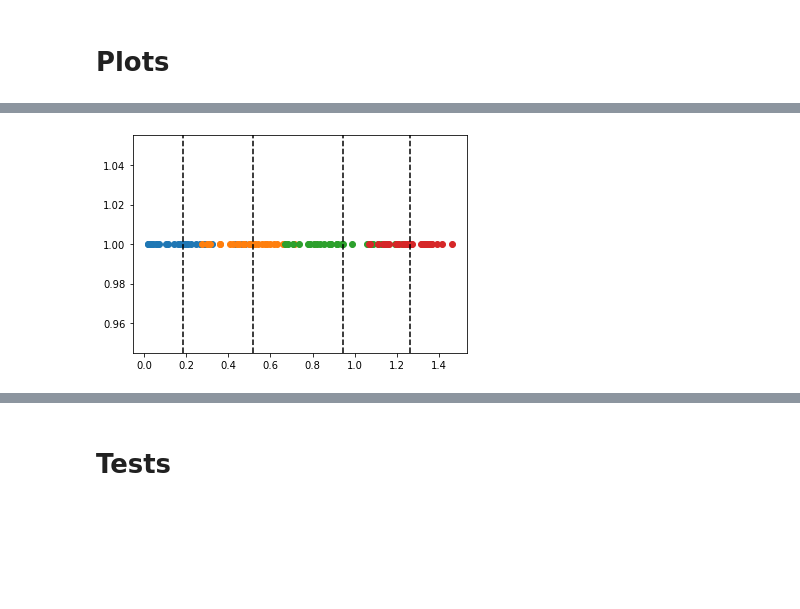
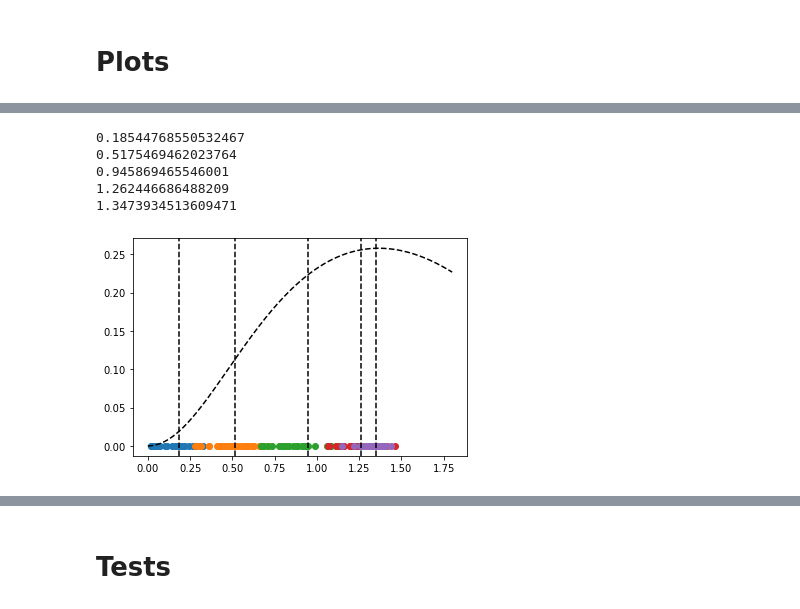
Before and after one commit to giorgionicoletti/InfoTrasduction, a Jupyter notebook: notebooks/adaptive_tests.ipynb, the cells around one changed output, grey strips where cells are left out. Drawn from its saved outputs; the diff is of its cells as text; code cells hidden in the pictures; blank space fills up the shorter version.

Commit message:
Updated functions

```diff
--- a/notebooks/adaptive_tests.ipynb
+++ b/notebooks/adaptive_tests.ipynb
@@ -29,0 +73,4 @@ for i in range(4):
+# %%
+test = fa.Sxy_exact(sigma, a_final, theta_eta)
+for i in range(3):
+    plt.scatter(np.linspace(i, i+1, Nrepeat), test[i])
@@ -29,0 +184,16 @@ for i in range(4):
+# %%
+for i in range(3):
+    a_adapt = np.load(f'../data/adapt_a_Nsteps{Nsteps_array[i]}_sigma{sigma}_theta{theta_eta}_delta{delta_a}_Lambda{Lambda}_NadaptMax{Nadapt_max}_NadaptCheck{Ncheck}.npy')
+    L_adapt = np.load(f'../data/adapt_L_Nsteps{Nsteps_array[i]}_sigma{sigma}_theta{theta_eta}_delta{delta_a}_Lambda{Lambda}_NadaptMax{Nadapt_max}_NadaptCheck{Ncheck}.npy')
+    stop_time_adapt = np.load(f'../data/adapt_stopTime_Nsteps{Nsteps_array[i]}_sigma{sigma}_theta{theta_eta}_delta{delta_a}_Lambda{Lambda}_NadaptMax{Nadapt_max}_NadaptCheck{Ncheck}.npy')
+    a_final = np.zeros(Nrepeat)
+    L_final = np.zeros(Nrepeat)
+
+    for j in range(Nrepeat):
+        a_final[j] = abs(a_adapt[j, stop_time_adapt[j]])
+        L_final[j] = L_adapt[j, stop_time_adapt[j]]
+
+    plt.scatter(abs(a_final), L_final)
+
+plt.plot(a_array, fa.functional_exact(sigma, a_array, theta_eta, Lambda), 'k--')
+plt.show()
@@ -29,0 +202,18 @@ for i in range(4):
+# %%
+for i in range(5):
+    a_adapt = np.load(f'../data/adapt_a_Nsteps{Nsteps_array[i]}_sigma{sigma}_theta{theta_eta}_delta{delta_a}_Lambda{Lambda}_Nadapt{Nadapt}.npy')
+    L_adapt = np.load(f'../data/adapt_L_Nsteps{Nsteps_array[i]}_sigma{sigma}_theta{theta_eta}_delta{delta_a}_Lambda{Lambda}_Nadapt{Nadapt}.npy')
+
+    plt.scatter(abs(a_adapt[:,-1]), L_adapt[:,-1])
+
+plt.plot(a_array, fa.functional_exact(sigma, a_array, theta_eta, Lambda), 'k--')
+plt.show()
+
+for i in range(2, 5):
+    a_adapt = np.load(f'../data/adapt_a_Nsteps{Nsteps_array[i]}_sigma{sigma}_theta{theta_eta}_delta{delta_a}_Lambda{Lambda}_Nadapt{Nadapt}.npy')
+    L_adapt = np.load(f'../data/adapt_L_Nsteps{Nsteps_array[i]}_sigma{sigma}_theta{theta_eta}_delta{delta_a}_Lambda{Lambda}_Nadapt{Nadapt}.npy')
+
+    plt.scatter(abs(a_adapt[:,-1]), L_adapt[:,-1])
+
+plt.plot(a_array, fa.functional_exact(sigma, a_array, theta_eta, Lambda), 'k--')
+plt.show()
@@ -30,9 +223,17 @@ for i in range(4):
 # %%
-for i in range(4):
+for i in range(5):
     a_adapt = np.load(f'../data/adapt_a_Nsteps{Nsteps_array[i]}_sigma{sigma}_theta{theta_eta}_delta{delta_a}_Lambda{Lambda}_Nadapt{Nadapt}.npy')
 
-    plt.scatter(abs(a_adapt[:,-1]), np.ones(a_adapt.shape[0]))
+    plt.scatter(abs(a_adapt[:,-1]), np.zeros(a_adapt.shape[0]))
 
     plt.axvline(np.mean(abs(a_adapt[:,-1])), color='k', linestyle='--')
+    print(np.mean(abs(a_adapt[:,-1])))
+plt.plot(a_array, fa.functional_exact(sigma, a_array, theta_eta, Lambda), 'k--')
+plt.show()
 # %% [output]
+0.18544768550532467
+0.5175469462023764
+0.945869465546001
+1.262446686488209
+1.3473934513609471
-[figure, old version]
+[figure, new version]
```
Also changed, not shown: parts of 17 cells of this notebook, 2 other files.
